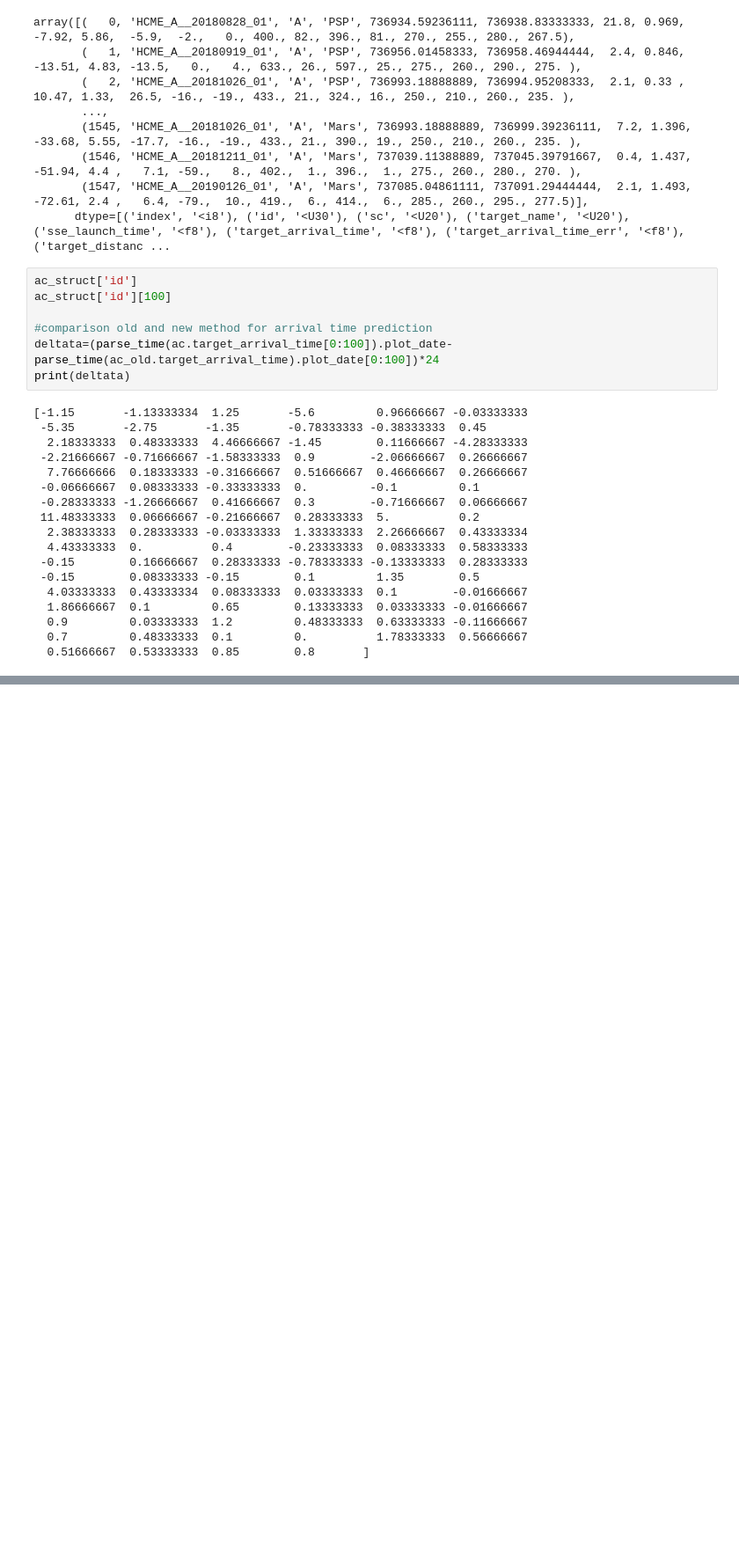
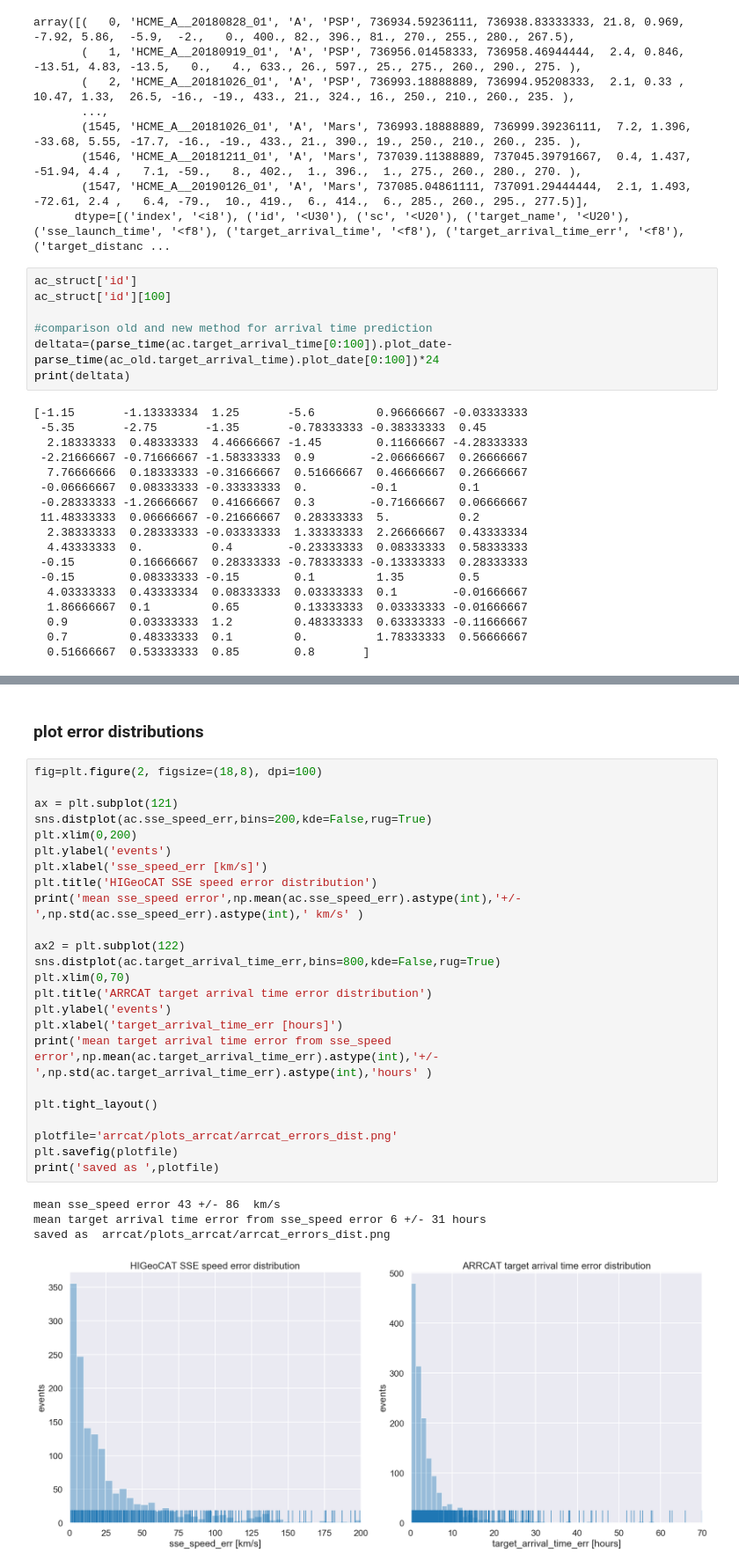
Before and after one commit to cmoestl/heliocats, a Jupyter notebook: arrcat.ipynb, the cells around one changed output, grey strips where cells are left out. Shown at 88% size. Drawn from its saved outputs; the diff is of its cells as text; blank space fills up the shorter version.

```diff
--- a/arrcat.ipynb
+++ b/arrcat.ipynb
@@ -513,0 +582,31 @@ print(deltata)
+# %% [markdown]
+### plot error distributions
+# %%
+fig=plt.figure(2, figsize=(18,8), dpi=100)
+
+ax = plt.subplot(121)
+sns.distplot(ac.sse_speed_err,bins=200,kde=False,rug=True)
+plt.xlim(0,200)
+plt.ylabel('events')
+plt.xlabel('sse_speed_err [km/s]')
+plt.title('HIGeoCAT SSE speed error distribution')
+print('mean sse_speed error',np.mean(ac.sse_speed_err).astype(int),'+/-',np.std(ac.sse_speed_err).astype(int),' km/s' )
+
+ax2 = plt.subplot(122)
+sns.distplot(ac.target_arrival_time_err,bins=800,kde=False,rug=True)
+plt.xlim(0,70)
+plt.title('ARRCAT target arrival time error distribution')
+plt.ylabel('events')
+plt.xlabel('target_arrival_time_err [hours]')
+print('mean target arrival time error from sse_speed error',np.mean(ac.target_arrival_time_err).astype(int),'+/-',np.std(ac.target_arrival_time_err).astype(int),'hours' )
+
+plt.tight_layout()
+
+plotfile='arrcat/plots_arrcat/arrcat_errors_dist.png'
+plt.savefig(plotfile)
+print('saved as ',plotfile)
+# %% [output]
+mean sse_speed error 43 +/- 86  km/s
+mean target arrival time error from sse_speed error 6 +/- 31 hours
+saved as  arrcat/plots_arrcat/arrcat_errors_dist.png
+[figure, added]
```
Also changed, not shown: parts of 3 cells of this notebook, 11 other files.
